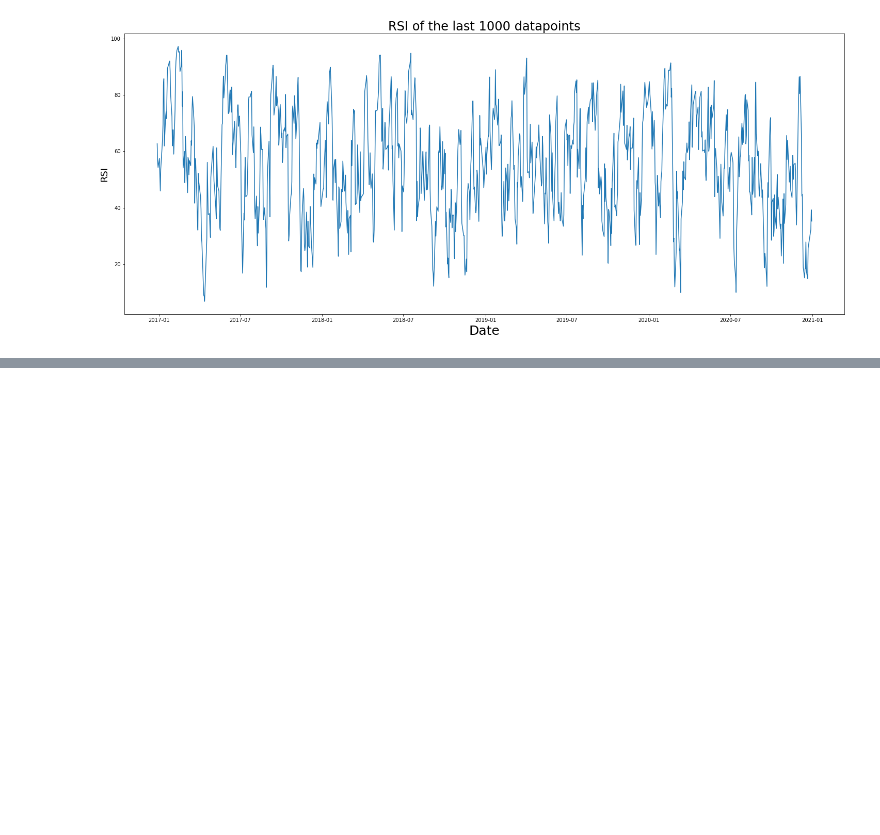
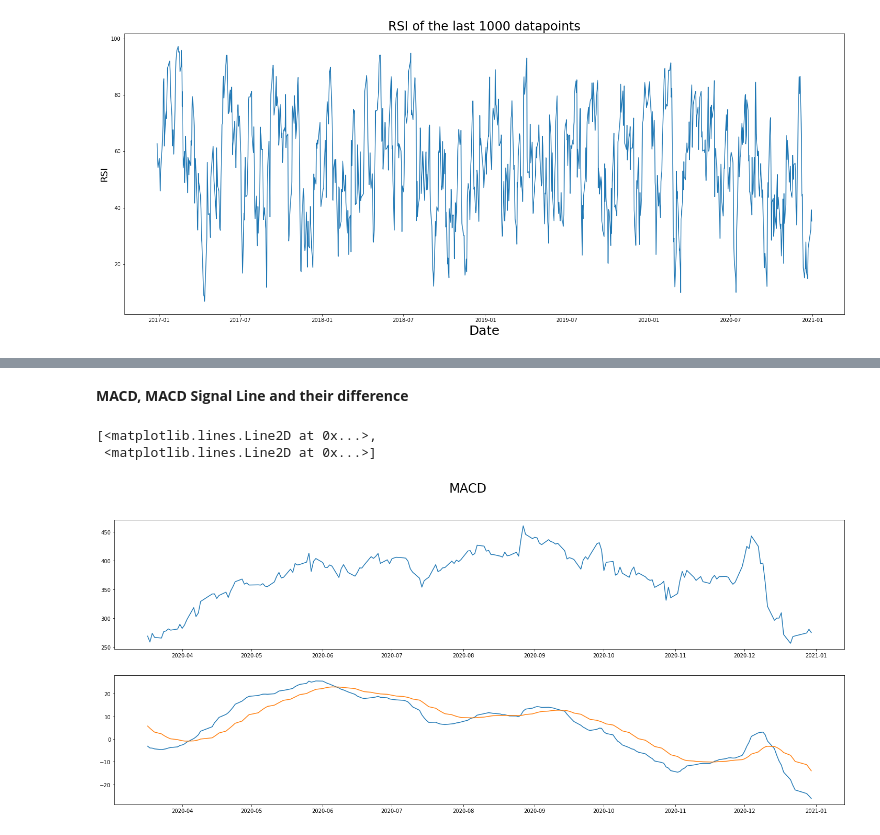
Before and after one commit to WaznyKamo/Deep-Learning-Stock-Price-Prediction, a Jupyter notebook: CDR_Stock_Price_Prediction_Using_LSTM_Deep_Learning_Network.ipynb, the cells around one changed output, grey strips where cells are left out. Drawn from its saved outputs; the diff is of its cells as text; code cells hidden in the pictures; blank space fills up the shorter version.

```diff
--- a/CDR_Stock_Price_Prediction_Using_LSTM_Deep_Learning_Network.ipynb
+++ b/CDR_Stock_Price_Prediction_Using_LSTM_Deep_Learning_Network.ipynb
@@ -318,0 +305,2 @@ Text(0, 0.5, 'RSI')
+# %%
+daily_data['ROC'] = daily_data['Zamkniecie'].pct_change()
@@ -318,0 +318,39 @@ Text(0, 0.5, 'RSI')
+# %%
+window_size = 14
+D_window_size = 4
+L14, H14 = daily_data['Zamkniecie'].rolling(window_size).min(), daily_data['Zamkniecie'].rolling(window_size).max()
+
+daily_data['K'] = (daily_data['Zamkniecie'] - L14)/(H14 - L14)
+daily_data['D'] = daily_data['K'].rolling(D_window_size).mean()
+# %% [markdown]
+**MACD, MACD Signal Line and their difference**
+# %%
+# 12 period moving average
+EMA_26 = daily_data['Zamkniecie'].ewm(26).mean()
+EMA_12 = daily_data['Zamkniecie'].ewm(12).mean()
+
+
+daily_data['MACD'] = EMA_12 - EMA_26
+
+daily_data['MACD_Signal'] = daily_data['MACD'].ewm(9).mean()
+
+daily_data['MACD_Histogram'] = daily_data['MACD'] - daily_data['MACD_Signal']
+# %%
+datapoints_to_show = 200
+
+fig, (ax1, ax2) = plt.subplots(2)
+fig.set_size_inches(25,10)
+#plt.figure(figsize=(25,10))
+fig.suptitle('MACD', fontsize=24)
+
+ax1.plot(daily_data['Data'].tail(datapoints_to_show), daily_data['Zamkniecie'].tail(datapoints_to_show))
+ax2.plot(daily_data['Data'].tail(datapoints_to_show), daily_data[['MACD', 'MACD_Signal']].tail(datapoints_to_show))
+# plt.plot(daily_data['Data'].tail(datapoints_to_show), daily_data[['Zamkniecie', 'MovingAverage10', 'MovingAverage30', 'MovingAverage60']].tail(datapoints_to_show))
+# plt.title('Moving averages of the last ' + str(datapoints_to_show) + ' datapoints', fontsize=24)
+# plt.xlabel('Date', fontsize=25)
+# plt.ylabel('Price (zł)', fontsize=18)
+# plt.legend(['Closing',  '10-day moving average',  '30-day moving average',  '60-day moving average'], loc='lower right')
+# %% [output]
+[<matplotlib.lines.Line2D at 0x...>,
+ <matplotlib.lines.Line2D at 0x...>]
+[figure, added]
```
Also changed, not shown: parts of 11 cells of this notebook.
